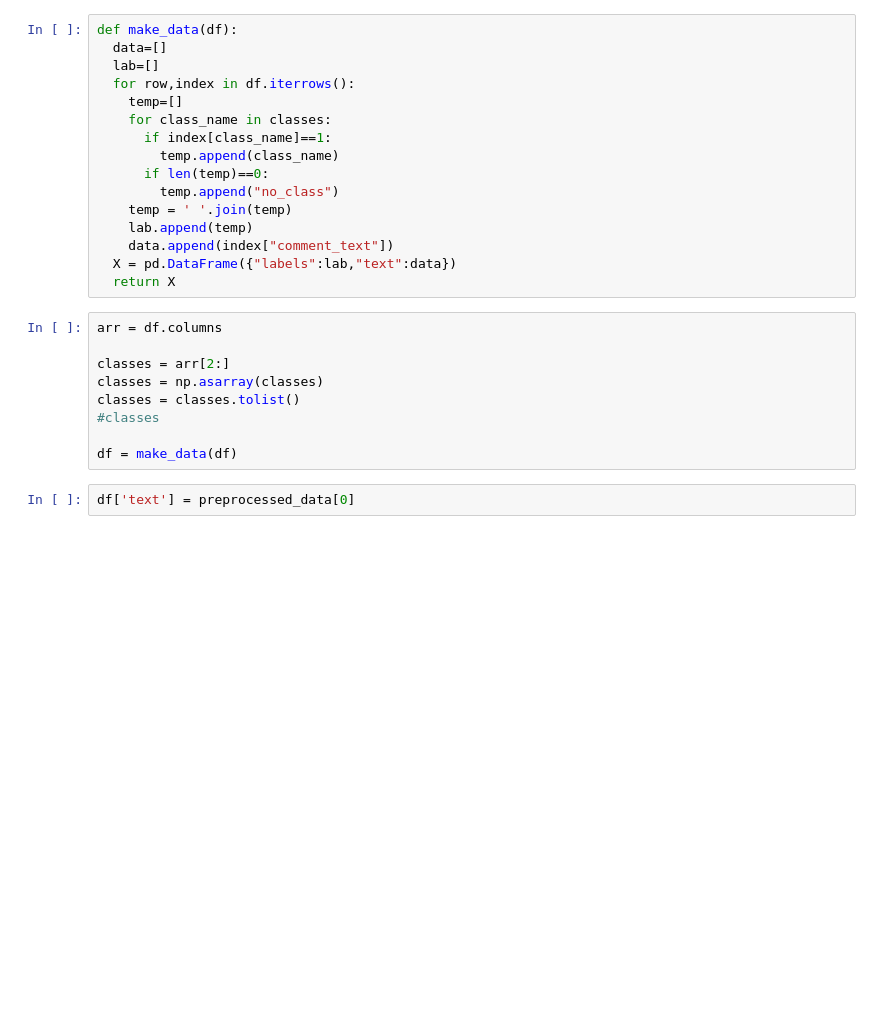
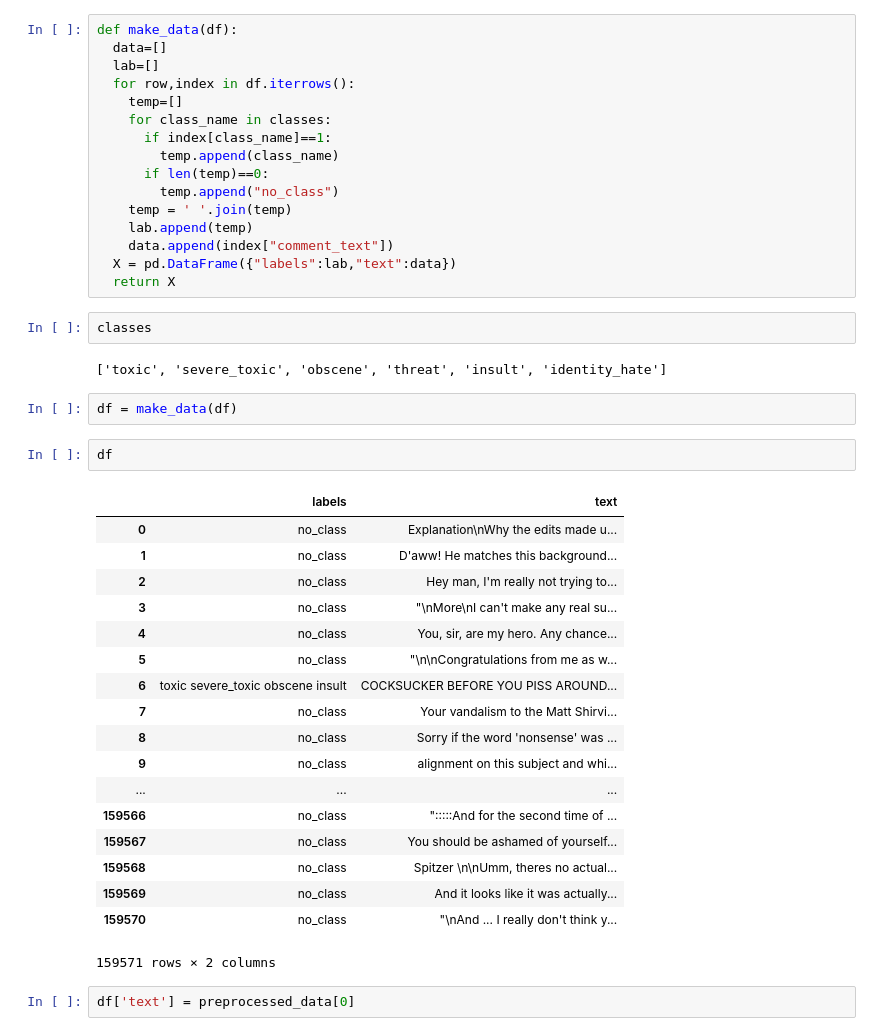
Before and after one commit to shikhar00778/toxic-comment-classification, a Jupyter notebook: Sentiment_LSTM_CNN.ipynb, the cells around one changed output. Saved outputs shown, nothing was run; the diff lists cells and outputs as text; blank space fills up the shorter version.

```diff
--- a/Sentiment_LSTM_CNN.ipynb
+++ b/Sentiment_LSTM_CNN.ipynb
@@ -359,14 +392,32 @@ def make_data(df):
     data.append(index["comment_text"])
   X = pd.DataFrame({"labels":lab,"text":data})
   return X
-# %%
-arr = df.columns
-
-classes = arr[2:]
-classes = np.asarray(classes)
-classes = classes.tolist()
-#classes
-
-df = make_data(df)
+# %%
+classes
+# %% [output]
+['toxic', 'severe_toxic', 'obscene', 'threat', 'insult', 'identity_hate']
+# %%
+df = make_data(df)
+# %%
+df
+# %% [output]
+|  | labels | text |
+| 0 | no_class | Explanation\nWhy the edits made u... |
+| 1 | no_class | D'aww! He matches this background... |
+| 2 | no_class | Hey man, I'm really not trying to... |
+| 3 | no_class | "\nMore\nI can't make any real su... |
+| 4 | no_class | You, sir, are my hero. Any chance... |
+| 5 | no_class | "\n\nCongratulations from me as w... |
+| 6 | toxic severe_toxic obscene insult | COCKSUCKER BEFORE YOU PISS AROUND... |
+| 7 | no_class | Your vandalism to the Matt Shirvi... |
+| 8 | no_class | Sorry if the word 'nonsense' was ... |
+| 9 | no_class | alignment on this subject and whi... |
+| ... | ... | ... |
+| 159566 | no_class | ":::::And for the second time of ... |
+| 159567 | no_class | You should be ashamed of yourself... |
+| 159568 | no_class | Spitzer \n\nUmm, theres no actual... |
+| 159569 | no_class | And it looks like it was actually... |
+| 159570 | no_class | "\nAnd ... I really don't think y... |
+159571 rows × 2 columns
 # %%
 df['text'] = preprocessed_data[0]
```
Also changed, not shown: parts of 19 cells of this notebook.
